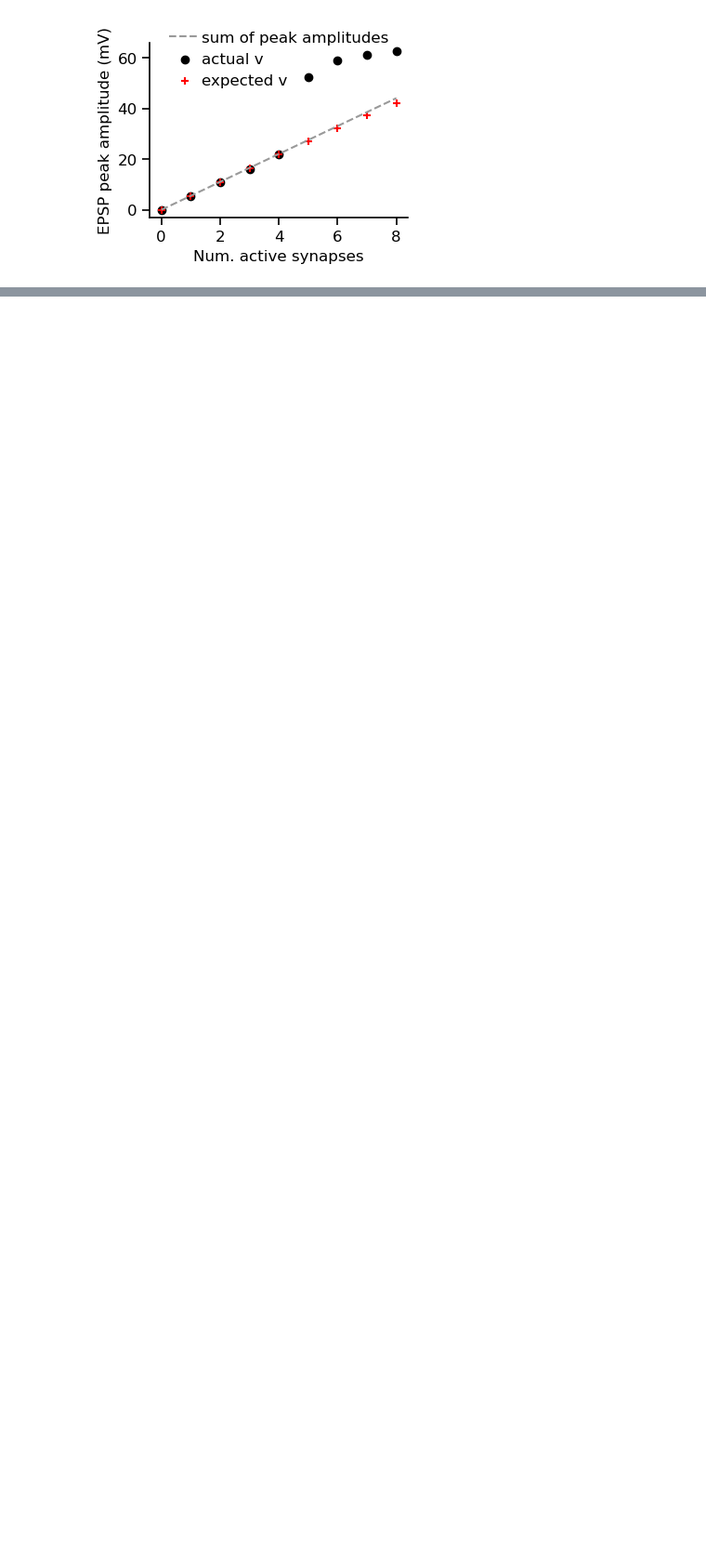
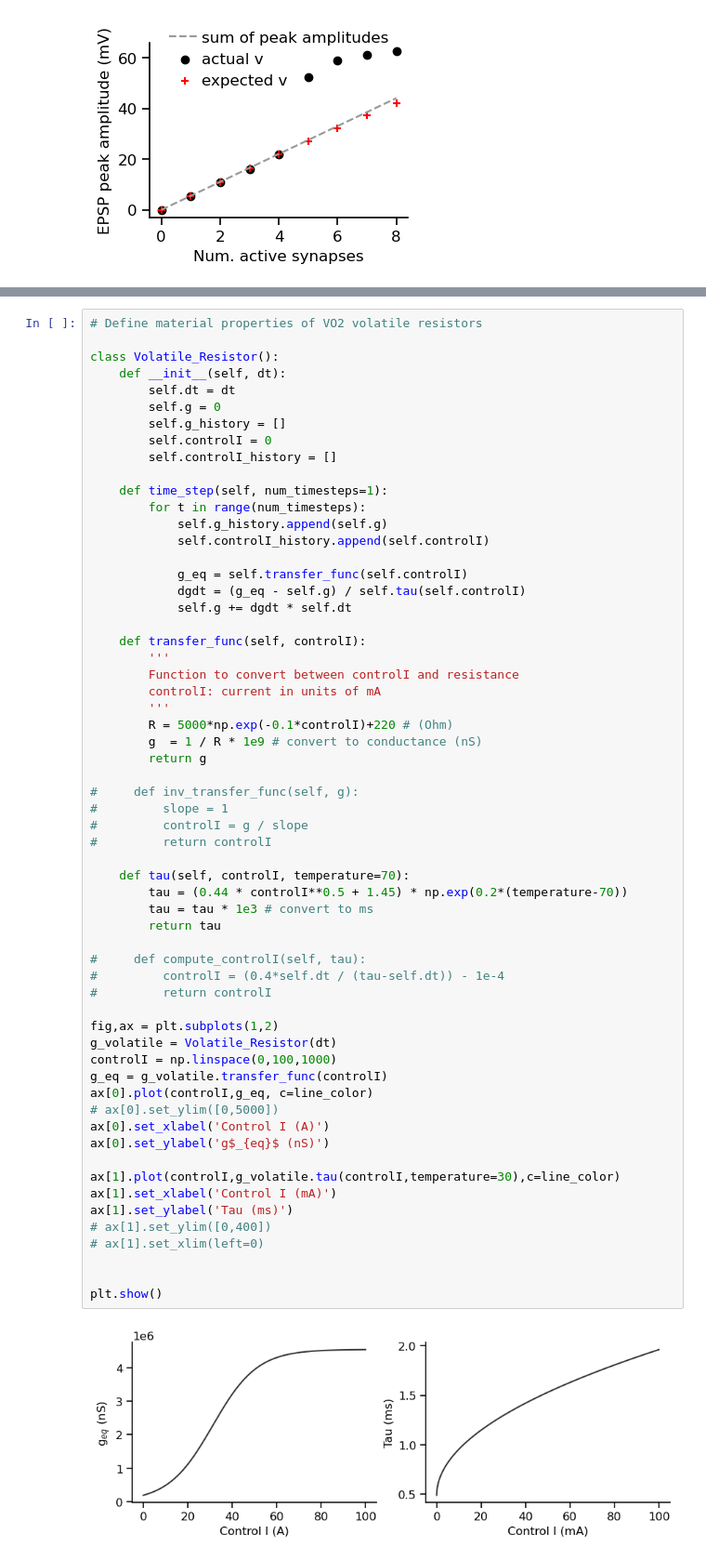
Before and after one commit to argalloni/Neuromorphic_simulations, a Jupyter notebook: Neuromorphic_NMDA.ipynb, the cells around one changed output, grey strips where cells are left out. Shown: that part at 93% size. Drawn from its saved outputs; the diff is of its cells as text; blank space fills up the shorter version.

Commit message:
updated data-constrained model of VO2 resistor

```diff
--- a/Neuromorphic_NMDA.ipynb
+++ b/Neuromorphic_NMDA.ipynb
@@ -398,0 +259,62 @@ plt.show()
+# %%
+# Define material properties of VO2 volatile resistors
+
+class Volatile_Resistor():
+    def __init__(self, dt):
+        self.dt = dt
+        self.g = 0
+        self.g_history = []
+        self.controlI = 0
+        self.controlI_history = []
+
+    def time_step(self, num_timesteps=1):
+        for t in range(num_timesteps):
+            self.g_history.append(self.g)
+            self.controlI_history.append(self.controlI)
+
+            g_eq = self.transfer_func(self.controlI)
+            dgdt = (g_eq - self.g) / self.tau(self.controlI)
+            self.g += dgdt * self.dt
+
+    def transfer_func(self, controlI):
+        '''
+        Function to convert between controlI and resistance
+        controlI: current in units of mA
+        '''
+        R = 5000*np.exp(-0.1*controlI)+220 # (Ohm)
+        g  = 1 / R * 1e9 # convert to conductance (nS)
+        return g
+
+#     def inv_transfer_func(self, g):
+#         slope = 1
+#         controlI = g / slope
+#         return controlI
+
+    def tau(self, controlI, temperature=70):
+        tau = (0.44 * controlI**0.5 + 1.45) * np.exp(0.2*(temperature-70))
+        tau = tau * 1e3 # convert to ms
+        return tau
+
+#     def compute_controlI(self, tau):
+#         controlI = (0.4*self.dt / (tau-self.dt)) - 1e-4
+#         return controlI
+
+fig,ax = plt.subplots(1,2)
+g_volatile = Volatile_Resistor(dt)
+controlI = np.linspace(0,100,1000)
+g_eq = g_volatile.transfer_func(controlI)
+ax[0].plot(controlI,g_eq, c=line_color)
+# ax[0].set_ylim([0,5000])
+ax[0].set_xlabel('Control I (A)')
+ax[0].set_ylabel('g$_{eq}$ (nS)')
+
+ax[1].plot(controlI,g_volatile.tau(controlI,temperature=30),c=line_color)
+ax[1].set_xlabel('Control I (mA)')
+ax[1].set_ylabel('Tau (ms)')
+# ax[1].set_ylim([0,400])
+# ax[1].set_xlim(left=0)
+
+
+plt.show()
+# %% [output]
+[figure, added]
```
Also changed, not shown: parts of 11 cells of this notebook, 2 other files.
